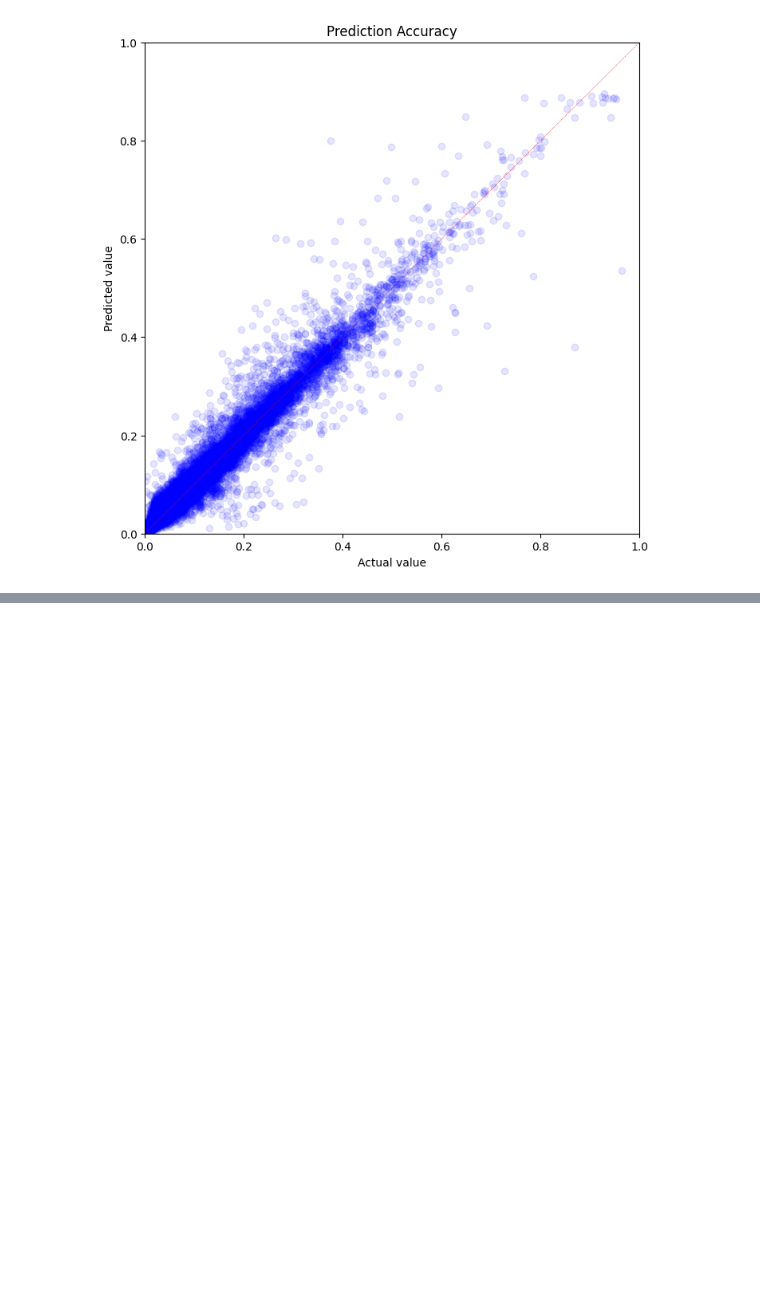
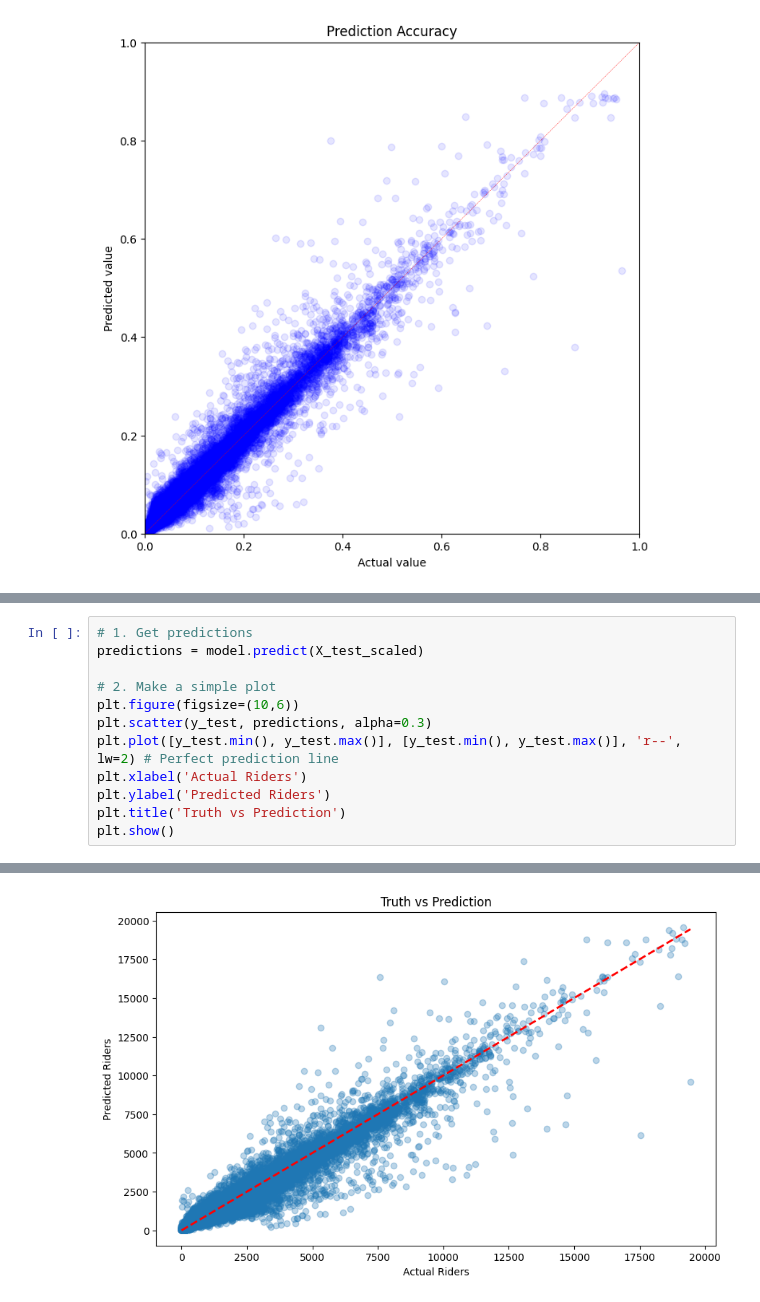
Before and after one commit to chyongha/subway_crowdness_prediction, a Jupyter notebook: model.ipynb, the cells around one changed output, grey strips where cells are left out. Drawn from its saved outputs; the diff is of its cells as text; blank space fills up the shorter version.

```diff
--- a/model.ipynb
+++ b/model.ipynb
@@ -137,0 +238,13 @@ plt.show()
+# %%
+# 1. Get predictions
+predictions = model.predict(X_test_scaled)
+
+# 2. Make a simple plot
+plt.figure(figsize=(10,6))
+plt.scatter(y_test, predictions, alpha=0.3)
+plt.plot([y_test.min(), y_test.max()], [y_test.min(), y_test.max()], 'r--', lw=2) # Perfect prediction line
+plt.xlabel('Actual Riders')
+plt.ylabel('Predicted Riders')
+plt.title('Truth vs Prediction')
+plt.show()
+# %% [output]
@@ -137,0 +252 @@ plt.show()
+[figure, added]
```
Also changed, not shown: parts of 6 cells of this notebook, 1 other file.
